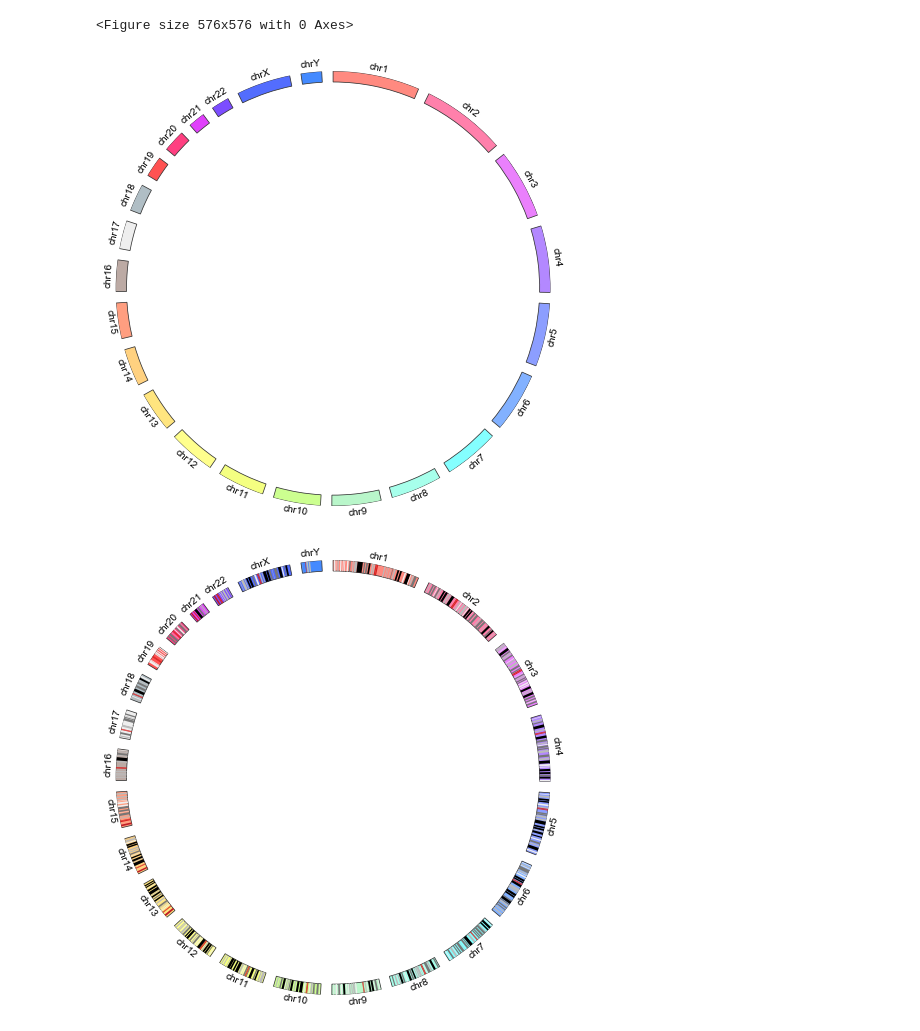
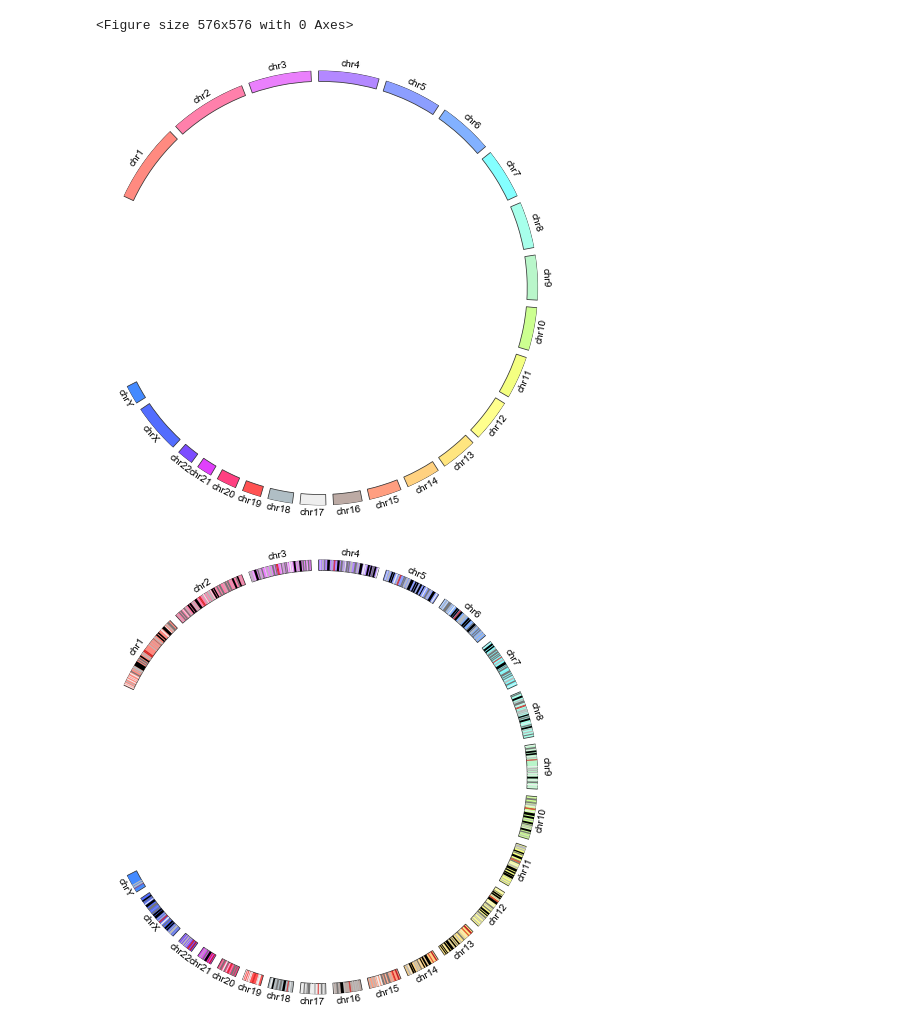
Before and after one commit to ponnhide/pyCircos, a Jupyter notebook: tutorial/tutorial.ipynb, the cells around one changed output. Cells and saved outputs as stored; diff of their text form; code cells hidden in the pictures.

```diff
--- a/tutorial/tutorial.ipynb
+++ b/tutorial/tutorial.ipynb
@@ -14,14 +14,14 @@ with open("sample_data/example_data_chromosome_general.csv") as f:
         line   = line.rstrip().split(",")
         name   = line[0]
         length = int(line[-1])
-        arc    = Garc(arc_id=name, size=length, interspace=3, raxis_range=(950,1000), labelposition=60, label_visible=True)
+        arc    = Garc(arc_id=name, size=length, interspace=2, raxis_range=(950,1000), labelposition=60, label_visible=True)
         circle.add_garc(arc)
 # %% [output]
 <Figure size 576x576 with 0 Axes>
 # %%
-circle.set_garcs()
+circle.set_garcs(-65,245)
 # %% [output]
-[figure, old version]
+[figure, new version]
 # %%
 #cytoband
 import collections
@@ -50,7 +50,7 @@ for key in arcdata_dict:
 # %%
 circle.figure
 # %% [output]
-[figure, old version]
+[figure, new version]
 # %%
 #scatter plot
 values_all   = []
```
Also changed, not shown: parts of 1 cell of this notebook, 3 other files.
